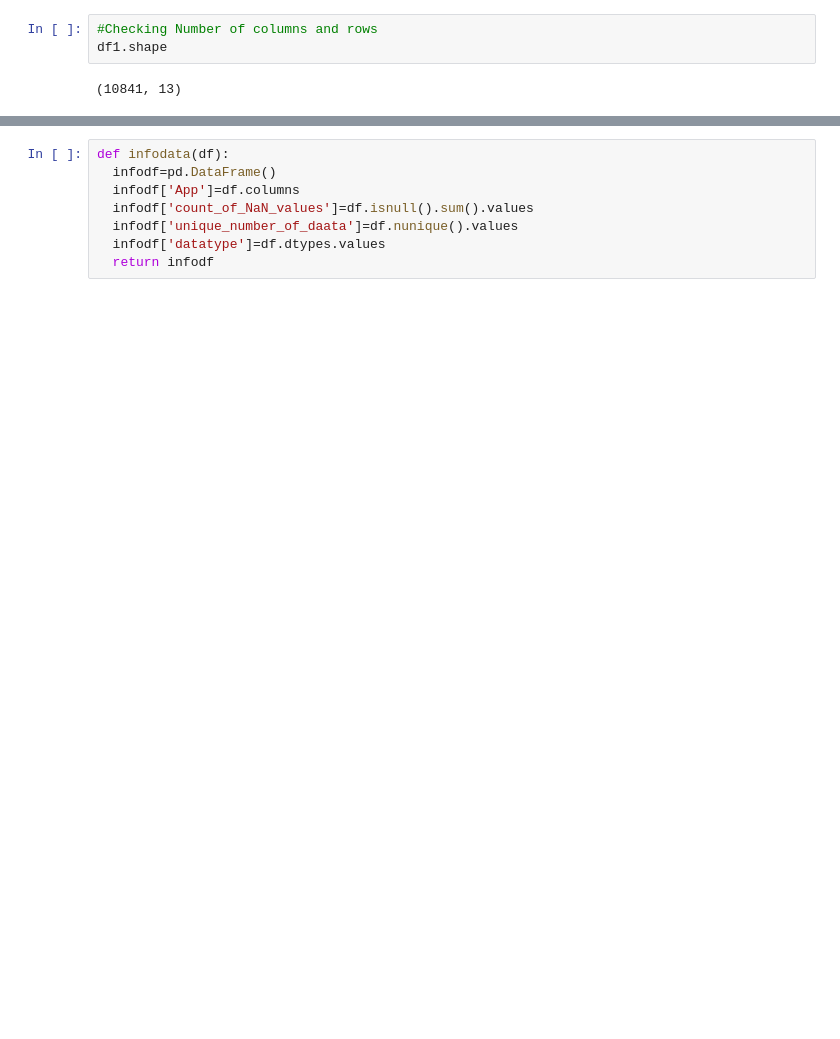
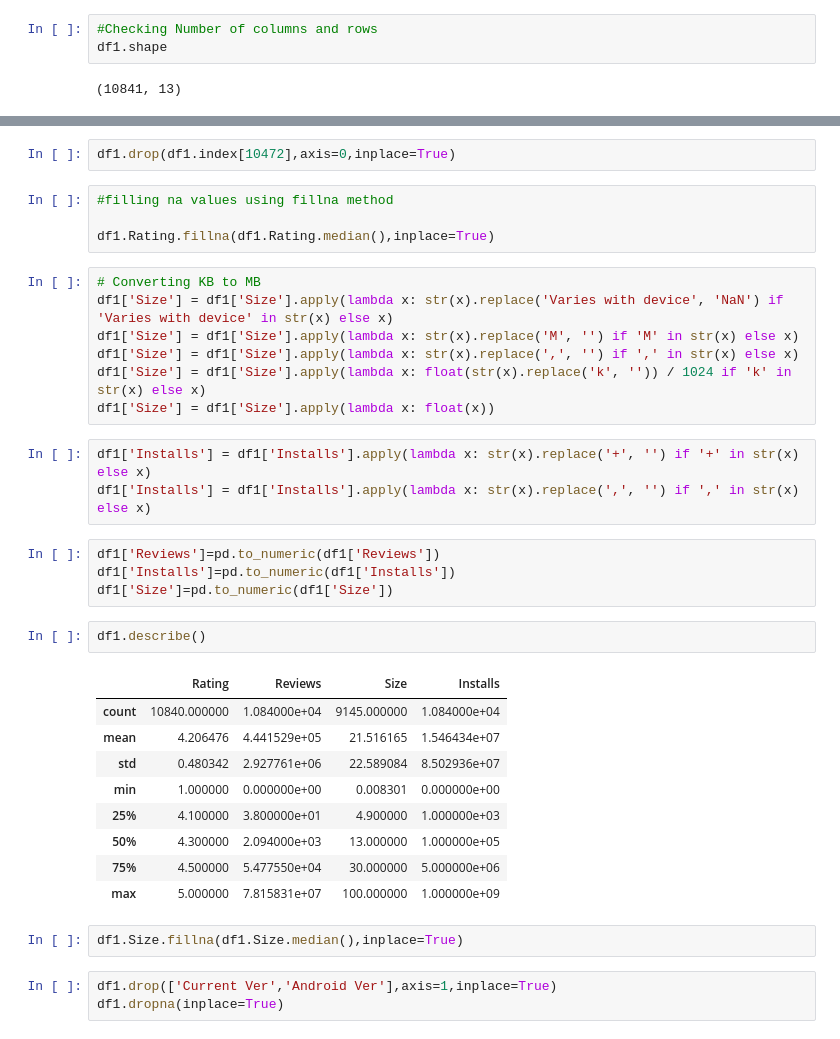
Before and after one commit to GaneshkumarPatel/cohort_kaimur-capstone_eda_project, a Jupyter notebook: Play_Store_App_Review_Analysis_Capstone_Project.ipynb, the cells around one changed output, grey strips where cells are left out. Cells and saved outputs as stored; diff of their text form; blank space fills up the shorter version.

```diff
--- a/Play_Store_App_Review_Analysis_Capstone_Project.ipynb
+++ b/Play_Store_App_Review_Analysis_Capstone_Project.ipynb
@@ -72,11 +131,40 @@ memory usage: 1.1+ MB
-# %%
-def infodata(df):
-  infodf=pd.DataFrame()
-  infodf['App']=df.columns
-  infodf['count_of_NaN_values']=df.isnull().sum().values
-  infodf['unique_number_of_daata']=df.nunique().values
-  infodf['datatype']=df.dtypes.values
-  return infodf
+# %%
+df1.drop(df1.index[10472],axis=0,inplace=True)
+# %%
+#filling na values using fillna method
+
+df1.Rating.fillna(df1.Rating.median(),inplace=True)
+# %%
+# Converting KB to MB
+df1['Size'] = df1['Size'].apply(lambda x: str(x).replace('Varies with device', 'NaN') if 'Varies with device' in str(x) else x)
+df1['Size'] = df1['Size'].apply(lambda x: str(x).replace('M', '') if 'M' in str(x) else x)
+df1['Size'] = df1['Size'].apply(lambda x: str(x).replace(',', '') if ',' in str(x) else x)
+df1['Size'] = df1['Size'].apply(lambda x: float(str(x).replace('k', '')) / 1024 if 'k' in str(x) else x)
+df1['Size'] = df1['Size'].apply(lambda x: float(x))
+# %%
+df1['Installs'] = df1['Installs'].apply(lambda x: str(x).replace('+', '') if '+' in str(x) else x)
+df1['Installs'] = df1['Installs'].apply(lambda x: str(x).replace(',', '') if ',' in str(x) else x)
+# %%
+df1['Reviews']=pd.to_numeric(df1['Reviews'])
+df1['Installs']=pd.to_numeric(df1['Installs'])
+df1['Size']=pd.to_numeric(df1['Size'])
+# %%
+df1.describe()
+# %% [output]
+|  | Rating | Reviews | Size | Installs |
+| count | 10840.000000 | 1.084000e+04 | 9145.000000 | 1.084000e+04 |
+| mean | 4.206476 | 4.441529e+05 | 21.516165 | 1.546434e+07 |
+| std | 0.480342 | 2.927761e+06 | 22.589084 | 8.502936e+07 |
+| min | 1.000000 | 0.000000e+00 | 0.008301 | 0.000000e+00 |
+| 25% | 4.100000 | 3.800000e+01 | 4.900000 | 1.000000e+03 |
+| 50% | 4.300000 | 2.094000e+03 | 13.000000 | 1.000000e+05 |
+| 75% | 4.500000 | 5.477550e+04 | 30.000000 | 5.000000e+06 |
+| max | 5.000000 | 7.815831e+07 | 100.000000 | 1.000000e+09 |
+# %%
+df1.Size.fillna(df1.Size.median(),inplace=True)
+# %%
+df1.drop(['Current Ver','Android Ver'],axis=1,inplace=True)
+df1.dropna(inplace=True)
 # %%
 infodata(df1)
 # %% [output]
```
Also changed, not shown: parts of 30 cells of this notebook.
